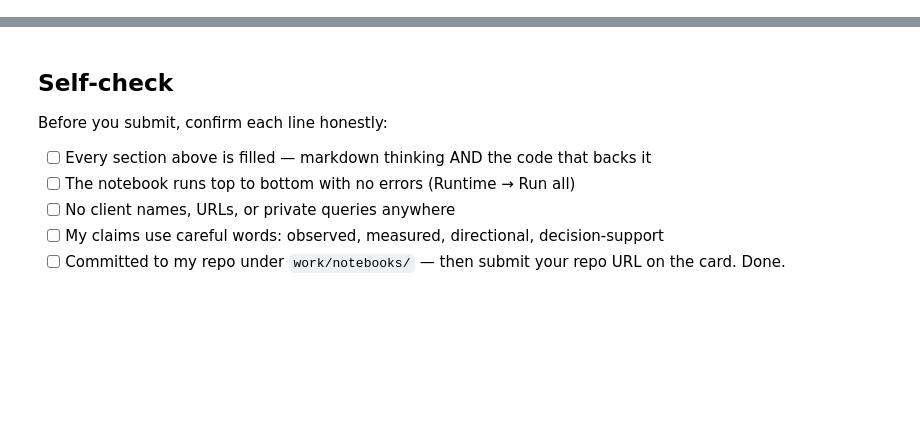
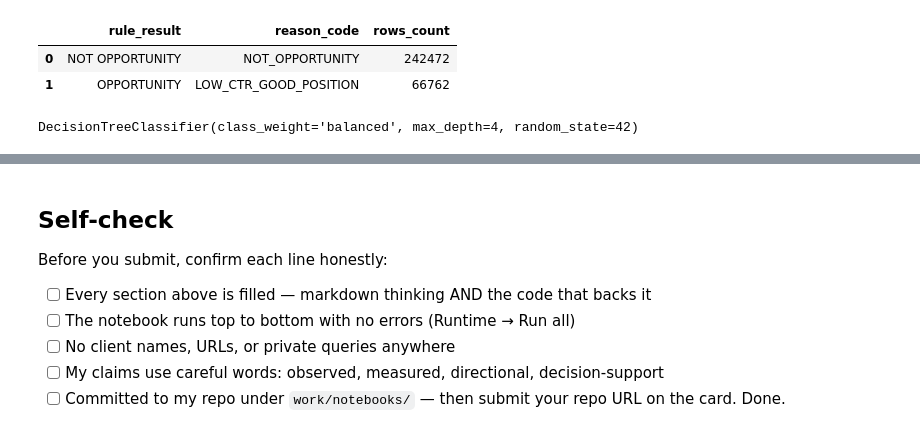
Before and after one commit to 124pritivarma6001-commits/flyrank_internship_ml, a Jupyter notebook: work/notebooks/w05_model.ipynb, the cells around one changed output, grey strips where cells are left out. Saved outputs shown, nothing was run; the diff lists cells and outputs as text; code cells hidden in the pictures; blank space fills up the shorter version.

```diff
--- a/work/notebooks/w05_model.ipynb
+++ b/work/notebooks/w05_model.ipynb
@@ -36,0 +130,72 @@ This skeleton is yours to fill. Work the sections **in order** — each one has
+# %%
+rule_preview = con.sql(f"""
+WITH content_level AS (
+    SELECT
+        content_hash_id,
+        SUM(gsc_impressions) AS impressions,
+        SUM(gsc_clicks) AS clicks,
+        CASE
+            WHEN SUM(gsc_impressions) > 0
+            THEN CAST(SUM(gsc_clicks) AS DOUBLE) / SUM(gsc_impressions)
+            ELSE NULL
+        END AS ctr,
+        SUM(gsc_avg_position * gsc_impressions)
+        / NULLIF(SUM(gsc_impressions), 0) AS avg_position
+
+    FROM {TABLES['fact_daily']}
+
+    WHERE gsc_impressions IS NOT NULL
+      AND gsc_clicks IS NOT NULL
+      AND gsc_avg_position IS NOT NULL
+
+    GROUP BY content_hash_id
+
+    HAVING SUM(gsc_impressions) > 0
+),
+
+scored AS (
+    SELECT
+        *,
+        CASE
+            WHEN impressions >= 237
+             AND ctr < 0.003026
+             AND avg_position <= 20
+            THEN 'OPPORTUNITY'
+            ELSE 'NOT OPPORTUNITY'
+        END AS rule_result,
+
+        CASE
+            WHEN impressions >= 237
+             AND ctr < 0.003026
+             AND avg_position <= 20
+            THEN 'LOW_CTR_GOOD_POSITION'
+            ELSE 'NOT_OPPORTUNITY'
+        END AS reason_code
+
+    FROM content_level
+)
+
+SELECT
+    rule_result,
+    reason_code,
+    COUNT(*) AS rows_count
+FROM scored
+GROUP BY rule_result, reason_code
+ORDER BY rule_result, reason_code
+""").df()
+
+rule_preview
+# %% [output]
+|  | rule_result | reason_code | rows_count |
+| 0 | NOT OPPORTUNITY | NOT_OPPORTUNITY | 242472 |
+| 1 | OPPORTUNITY | LOW_CTR_GOOD_POSITION | 66762 |
+# %%
+from sklearn.tree import DecisionTreeClassifier
+model = DecisionTreeClassifier(
+    max_depth=4,
+    random_state=42,
+    class_weight="balanced",
+)
+model
+# %% [output]
+DecisionTreeClassifier(class_weight='balanced', max_depth=4, random_state=42)
```
Also changed, not shown: parts of 20 cells of this notebook.
